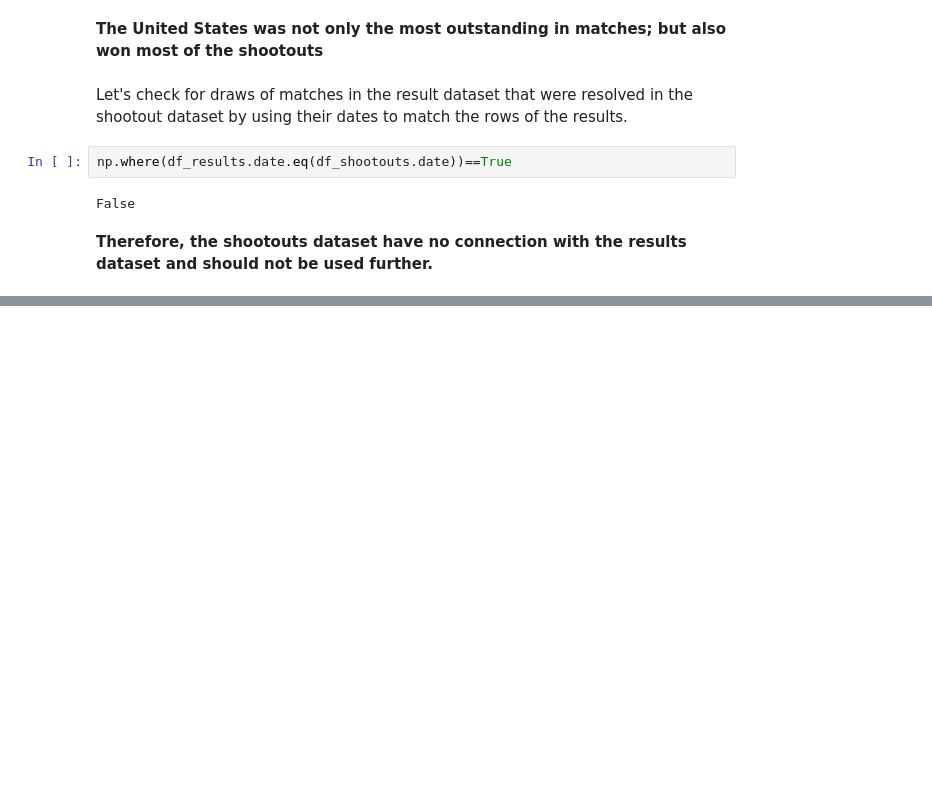
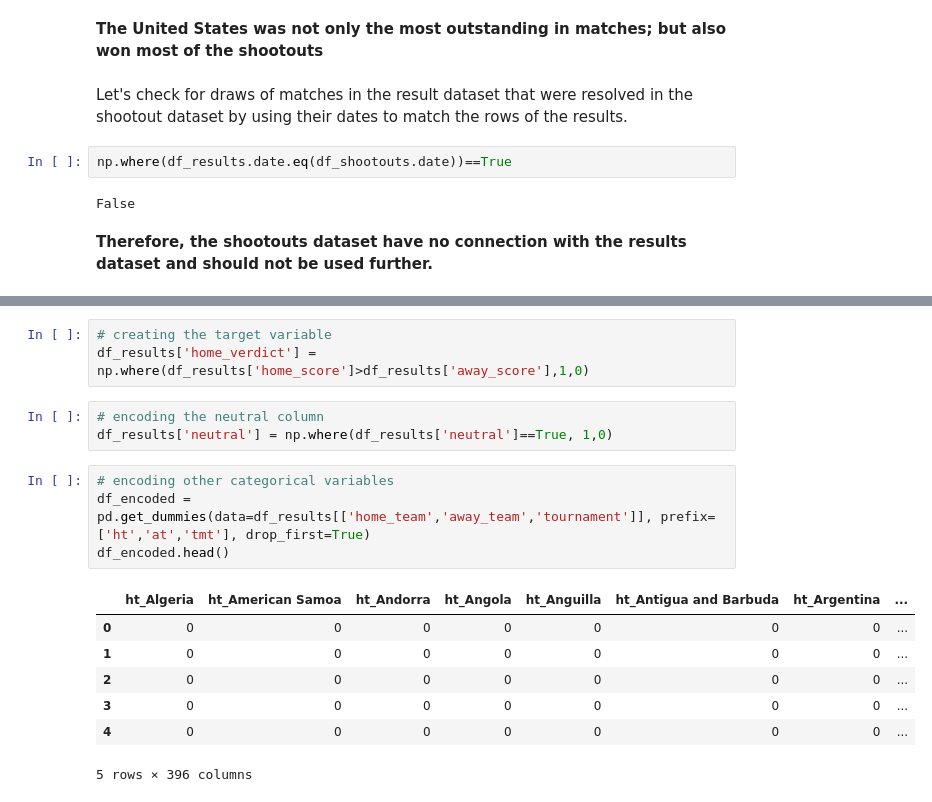
Before and after one commit to nagamouni/Capstone_project_ridge_lasso, a Jupyter notebook: Hamoye_Capstone_Project.ipynb, the cells around one changed output, grey strips where cells are left out. Drawn from its saved outputs; the diff is of its cells as text; blank space fills up the shorter version.

```diff
--- a/Hamoye_Capstone_Project.ipynb
+++ b/Hamoye_Capstone_Project.ipynb
@@ -408,0 +428,18 @@ False
+# %%
+# creating the target variable
+df_results['home_verdict'] = np.where(df_results['home_score']>df_results['away_score'],1,0)
+# %%
+# encoding the neutral column
+df_results['neutral'] = np.where(df_results['neutral']==True, 1,0)
+# %%
+# encoding other categorical variables
+df_encoded = pd.get_dummies(data=df_results[['home_team','away_team','tournament']], prefix=['ht','at','tmt'], drop_first=True)
+df_encoded.head()
+# %% [output]
+|  | ht_Algeria | ht_American Samoa | ht_Andorra | ht_Angola | ht_Anguilla | ht_Antigua and Barbuda | ht_Argentina | ... |
+| 0 | 0 | 0 | 0 | 0 | 0 | 0 | 0 | ... |
+| 1 | 0 | 0 | 0 | 0 | 0 | 0 | 0 | ... |
+| 2 | 0 | 0 | 0 | 0 | 0 | 0 | 0 | ... |
+| 3 | 0 | 0 | 0 | 0 | 0 | 0 | 0 | ... |
+| 4 | 0 | 0 | 0 | 0 | 0 | 0 | 0 | ... |
+5 rows × 396 columns
```
Also changed, not shown: parts of 25 cells of this notebook.
